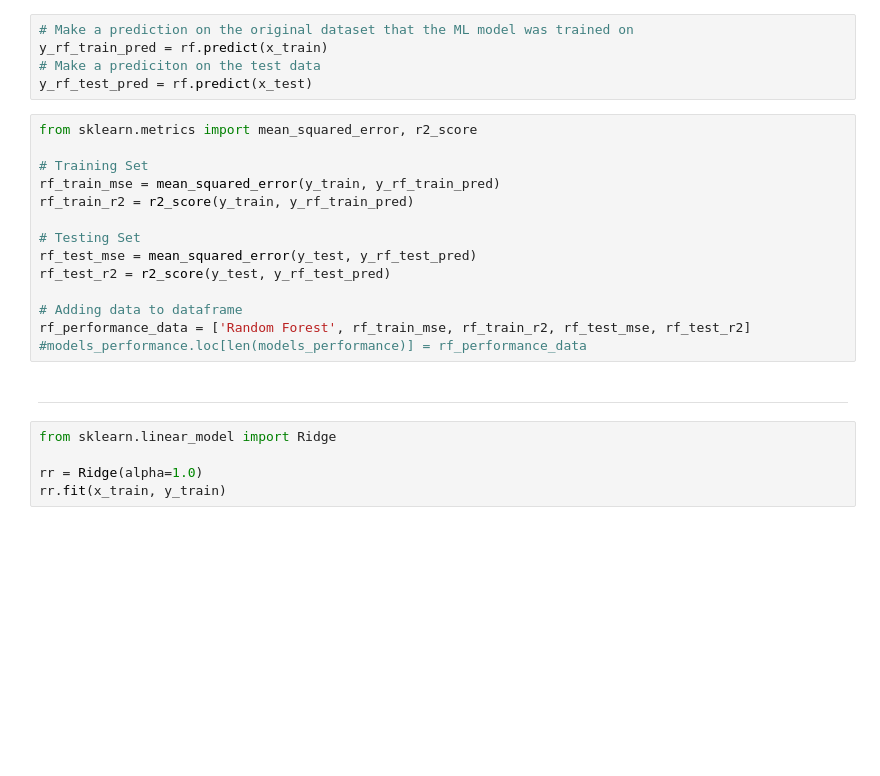
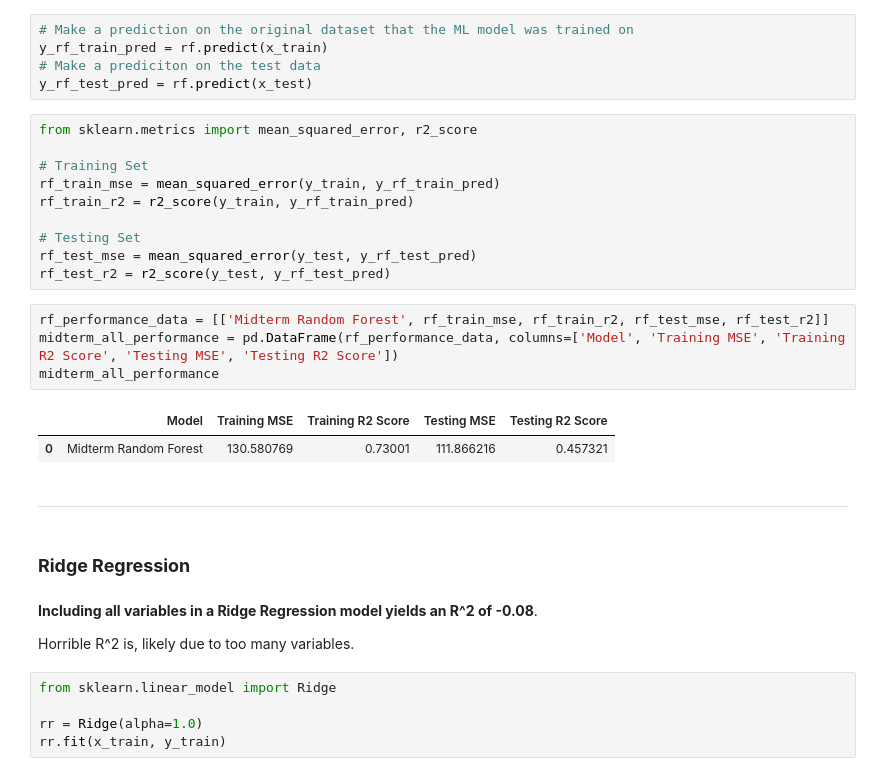
Before and after one commit to talamo13/Student-Success-Dashboard, a Jupyter notebook: Grade_Prediction_ML.ipynb, the cells around one changed output. Drawn from its saved outputs; the diff is of its cells as text; blank space fills up the shorter version.

```diff
--- a/Grade_Prediction_ML.ipynb
+++ b/Grade_Prediction_ML.ipynb
@@ -252,14 +149,23 @@ rf_train_r2 = r2_score(y_train, y_rf_train_pred)
 # Testing Set
 rf_test_mse = mean_squared_error(y_test, y_rf_test_pred)
 rf_test_r2 = r2_score(y_test, y_rf_test_pred)
-
-# Adding data to dataframe
-rf_performance_data = ['Random Forest', rf_train_mse, rf_train_r2, rf_test_mse, rf_test_r2]
-#models_performance.loc[len(models_performance)] = rf_performance_data
+# %%
+rf_performance_data = [['Midterm Random Forest', rf_train_mse, rf_train_r2, rf_test_mse, rf_test_r2]]
+midterm_all_performance = pd.DataFrame(rf_performance_data, columns=['Model', 'Training MSE', 'Training R2 Score', 'Testing MSE', 'Testing R2 Score'])
+midterm_all_performance
+# %% [output]
+|  | Model | Training MSE | Training R2 Score | Testing MSE | Testing R2 Score |
+| 0 | Midterm Random Forest | 130.580769 | 0.73001 | 111.866216 | 0.457321 |
 # %% [markdown]
 
 
 ---
+# %% [markdown]
+### **Ridge Regression**
+# %% [markdown]
+**Including all variables in a Ridge Regression model yields an R^2 of -0.08**.
+
+Horrible R^2 is, likely due to too many variables.
 # %%
 from sklearn.linear_model import Ridge
 
```
Also changed, not shown: parts of 66 cells of this notebook.
